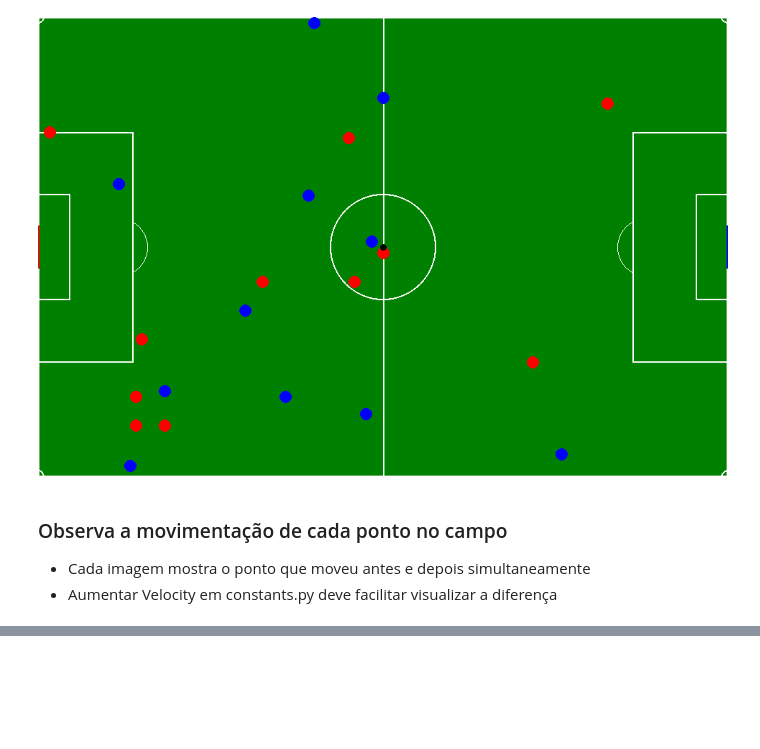
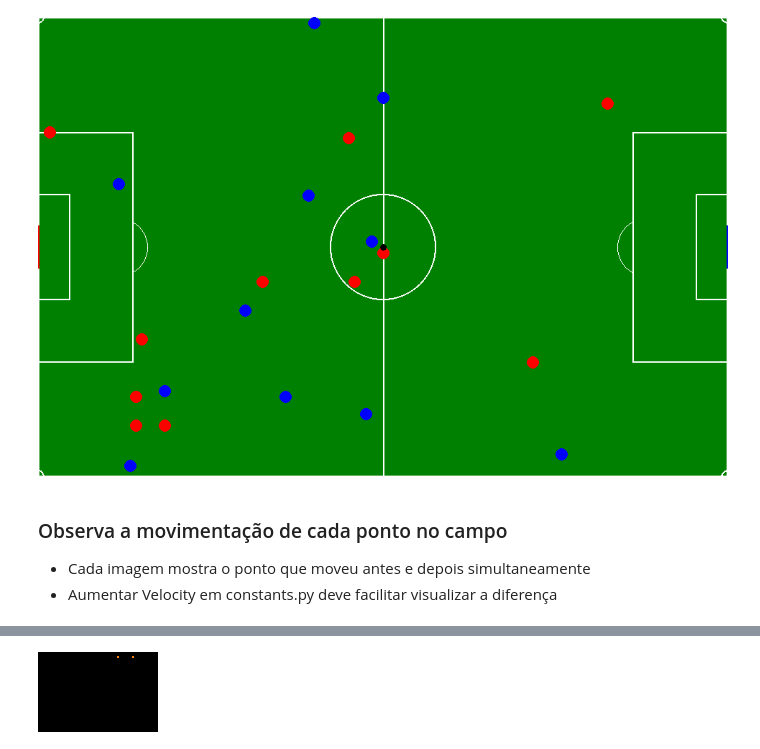
Before and after one commit to HenriqueSabino/gym_soccer_env, a Jupyter notebook: tests.ipynb, the cells around one changed output, grey strips where cells are left out. Saved outputs shown, nothing was run; the diff lists cells and outputs as text; code cells hidden in the pictures; blank space fills up the shorter version.

```diff
--- a/tests.ipynb
+++ b/tests.ipynb
@@ -195,3 +193,84 @@ Trocou time
 [figure]
 [figure]
 ... (12 outputs left out)
+# %%
+import gymnasium as gym
+import env
+import random
+from PIL import ImageChops, ImageOps, Image
+
+env = gym.make("Soccer-v0")
+
+actions = list(range(12))
+
+env.reset()
+
+def img_process_pipeline(
+        original_img,
+        replace_colors = False,
+        to_gray = False,
+        shrink_image = True
+    ):
+    modified_image = original_img
+
+    if replace_colors:
+        # Define the colors to replace (you can specify the exact RGB values)
+        colors_to_replace = [(255, 0, 0), (0, 0, 255)]  # Red and Blue
+
+        # Define the replacement color
+        replacement_color = (255, 255, 255)  # White
+
+        # Create a list of pixel data with colors replaced
+        new_data = []
+
+        for pixel in original_img.getdata():
+            if pixel[:3] in colors_to_replace:
+                new_data.append(replacement_color)
+            else:
+                new_data.append(pixel)
+
+        # Create a new image with the replaced colors
+        modified_image = Image.new(original_img.mode, original_img.size)
+        modified_image.putdata(new_data)
+
+    if to_gray:
+        modified_image = ImageOps.grayscale(modified_image)
+
+    if shrink_image:
+        size = (120, 80)
+        modified_image = modified_image.resize(size, Image.NEAREST)
+
+    return modified_image
+
+def images_per_team_complete_action(n = 2):
+    first_image = env.render()
+    images = [img_process_pipeline(first_image)]
+    # display(images[0])
+    for team_turn in range(n):
+        for _ in range(11): # Left team action
+            env.step(random.choice(actions))
+            images.append(img_process_pipeline(env.render()))
+            # display(images[_+1])
+
+        differences = []
+        for i in range(len(images) - 1): # Iterate over pairs of images
+            image1 = images[i]
+            image2 = images[i + 1]
+            diff = ImageChops.difference(image2, image1)
+            differences.append(diff)
+
+        for i in differences:
+            display(i)
+
+            pixel_data = list(i.getdata())
+            total_pixel_sum = sum(sum(pixel) for pixel in pixel_data)
+
+            if total_pixel_sum == 0:
+                print("Imagem acima está toda preta, jogador não se moveu")
+
+
+        # Reset images to recalculate for right team
+        images = [images[-1]]
+
+images_per_team_complete_action()
+# %% [output]
@@ -197,0 +287 @@ Trocou time
+[figure, added]
```
Also changed, not shown: parts of 5 cells of this notebook, 2 other files.
